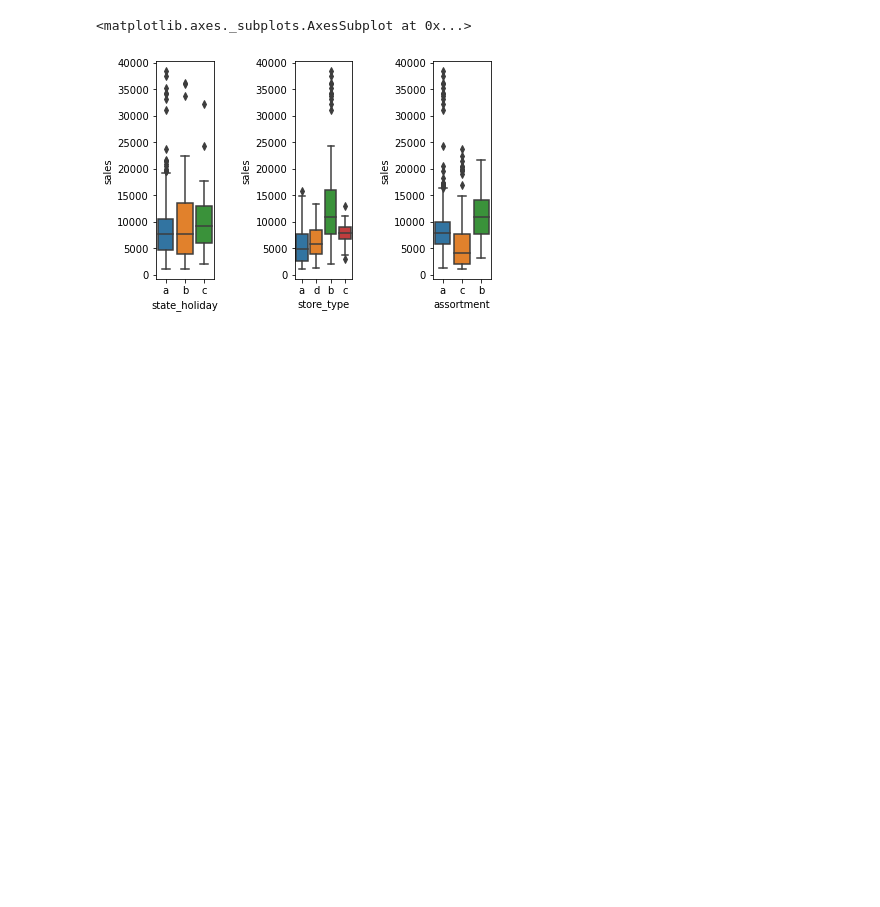
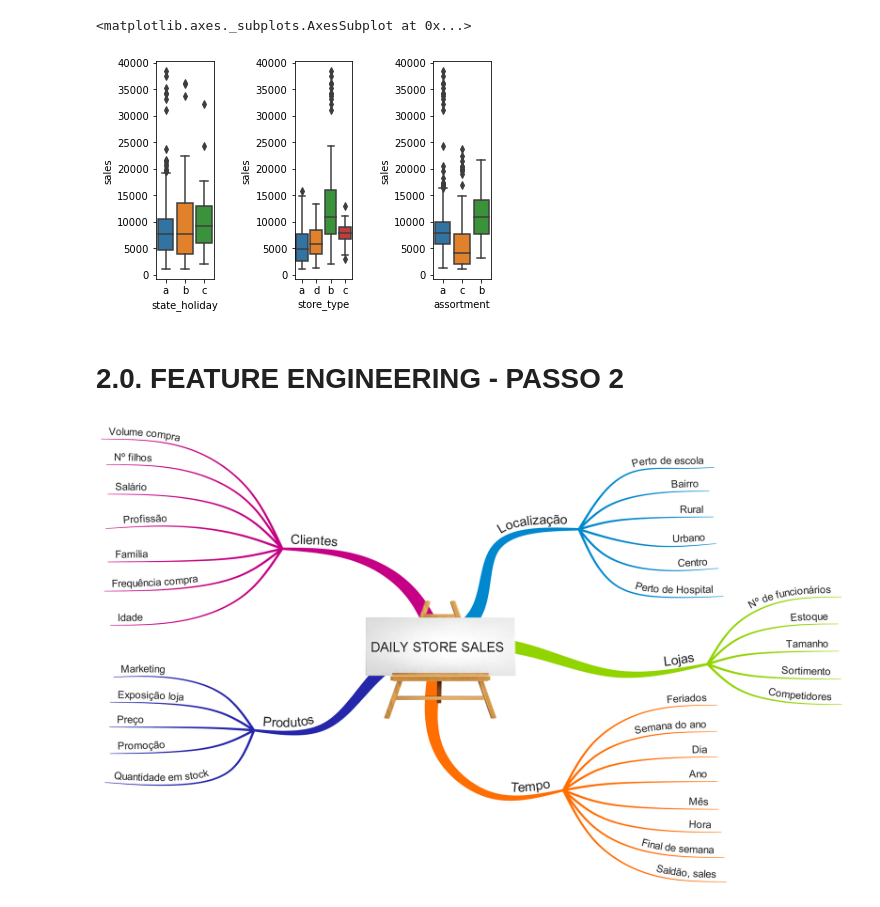
Before and after one commit to pblcarvalho/house, a Jupyter notebook: my_project_test.ipynb, the cells around one changed output. Saved outputs shown, nothing was run; the diff lists cells and outputs as text; code cells hidden in the pictures; blank space fills up the shorter version.

Commit message:
Feature Engineering

```diff
--- a/my_project_test.ipynb
+++ b/my_project_test.ipynb
@@ -222,3 +226,9 @@ sns.boxplot(x = 'assortment', y = 'sales', data = aux1)
 # %% [output]
 <matplotlib.axes._subplots.AxesSubplot at 0x...>
 [figure]
+# %% [markdown]
+# 2.0. FEATURE ENGINEERING - PASSO 2
+# %%
+Image('img/DAILY_STORE_SALES.png')
+# %% [output]
+[figure, added]
```
Also changed, not shown: parts of 2 cells of this notebook.
